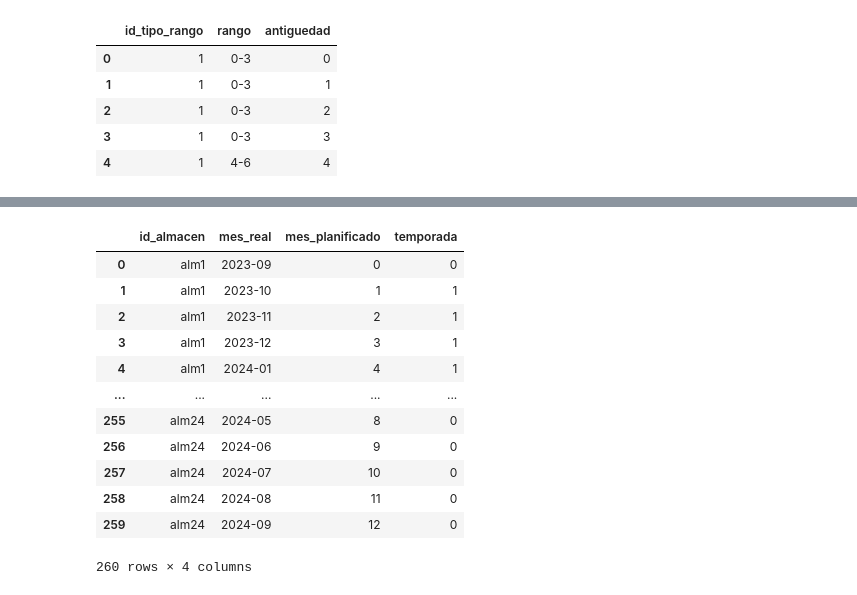
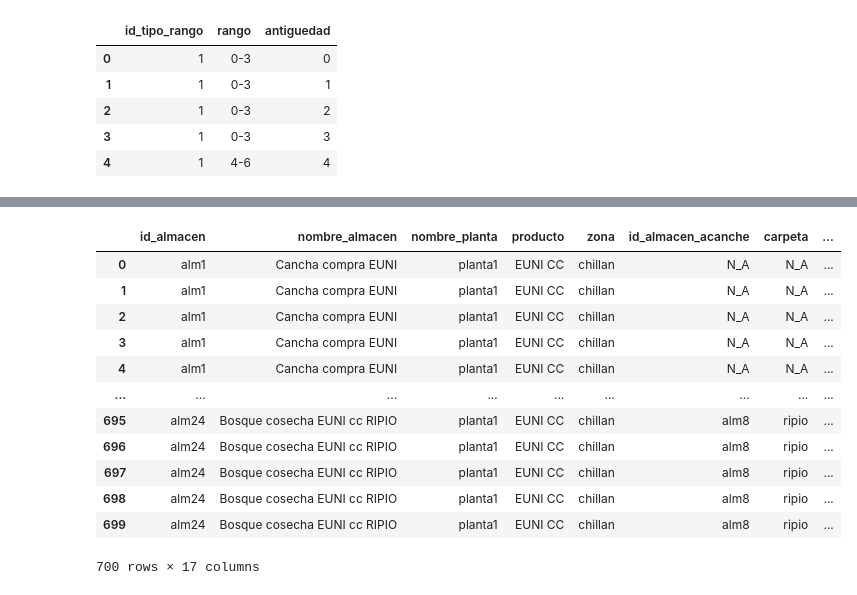
Before and after one commit to ptoledor/heu_opticliente, a Jupyter notebook: 01_notebooks/algo.ipynb, the cells around one changed output, grey strips where cells are left out. Cells and saved outputs as stored; diff of their text form; code cells hidden in the pictures.

```diff
--- a/01_notebooks/algo.ipynb
+++ b/01_notebooks/algo.ipynb
@@ -102,23 +102,32 @@ vol_ingresos.to_csv('../03_pydata/ingresos_volumen.csv', sep=';', decimal=',', i
 # %%
 ### Carga de Almacenes ###
 base_almacenes = pd.read_excel('../02_data/almacenes.xlsx', sheet_name='almacenes')
 no_almacenes = len(base_almacenes)
 
 alm_mes_temp = base_almacenes[['id_almacen', 'zona']].copy().drop_duplicates(ignore_index=True)
 alm_mes_temp = pd.merge(alm_mes_temp, periodos, how='left', on='zona')
 alm_mes_temp = alm_mes_temp[['id_almacen', 'mes_real', 'mes_planificado', 'temporada']].copy().drop_duplicates(ignore_index=True)
 alm_mes_temp
+
+#Stock almacen EN MES 0
+stock_almacenes = pd.read_excel('../02_data/almacenes_stock.xlsx', sheet_name='cierrestock', skiprows=1)
+stock_almacenes = pd.melt(stock_almacenes, stock_almacenes.columns[:1], stock_almacenes.columns[1:], var_name='antiguedad', value_name='stock_inicial').fillna(0)
+work_alm = pd.merge(base_almacenes, stock_almacenes, how='left', on='id_almacen')
+work_alm['antiguedad'] = work_alm['antiguedad'].astype(np.int64).astype(str)
+work_alm = pd.merge(work_alm, rangos_demanda_ext, on='antiguedad', how='left')
+work_alm['mes_planificado'] = 1
+work_alm
 # %% [output]
-|  | id_almacen | mes_real | mes_planificado | temporada |
-| 0 | alm1 | 2023-09 | 0 | 0 |
-| 1 | alm1 | 2023-10 | 1 | 1 |
-| 2 | alm1 | 2023-11 | 2 | 1 |
-| 3 | alm1 | 2023-12 | 3 | 1 |
-| 4 | alm1 | 2024-01 | 4 | 1 |
-| ... | ... | ... | ... | ... |
-| 255 | alm24 | 2024-05 | 8 | 0 |
-| 256 | alm24 | 2024-06 | 9 | 0 |
-| 257 | alm24 | 2024-07 | 10 | 0 |
-| 258 | alm24 | 2024-08 | 11 | 0 |
-| 259 | alm24 | 2024-09 | 12 | 0 |
+|  | id_almacen | nombre_almacen | nombre_planta | producto | zona | id_almacen_acanche | carpeta | ... |
+| 0 | alm1 | Cancha compra EUNI | planta1 | EUNI CC | chillan | N_A | N_A | ... |
+| 1 | alm1 | Cancha compra EUNI | planta1 | EUNI CC | chillan | N_A | N_A | ... |
+| 2 | alm1 | Cancha compra EUNI | planta1 | EUNI CC | chillan | N_A | N_A | ... |
+| 3 | alm1 | Cancha compra EUNI | planta1 | EUNI CC | chillan | N_A | N_A | ... |
+| 4 | alm1 | Cancha compra EUNI | planta1 | EUNI CC | chillan | N_A | N_A | ... |
+| ... | ... | ... | ... | ... | ... | ... | ... | ... |
+| 695 | alm24 | Bosque cosecha EUNI cc RIPIO | planta1 | EUNI CC | chillan | alm8 | ripio | ... |
+| 696 | alm24 | Bosque cosecha EUNI cc RIPIO | planta1 | EUNI CC | chillan | alm8 | ripio | ... |
+| 697 | alm24 | Bosque cosecha EUNI cc RIPIO | planta1 | EUNI CC | chillan | alm8 | ripio | ... |
+| 698 | alm24 | Bosque cosecha EUNI cc RIPIO | planta1 | EUNI CC | chillan | alm8 | ripio | ... |
+| 699 | alm24 | Bosque cosecha EUNI cc RIPIO | planta1 | EUNI CC | chillan | alm8 | ripio | ... |
-260 rows × 4 columns
+700 rows × 17 columns
```
Also changed, not shown: parts of 6 cells of this notebook, 3 other files.
